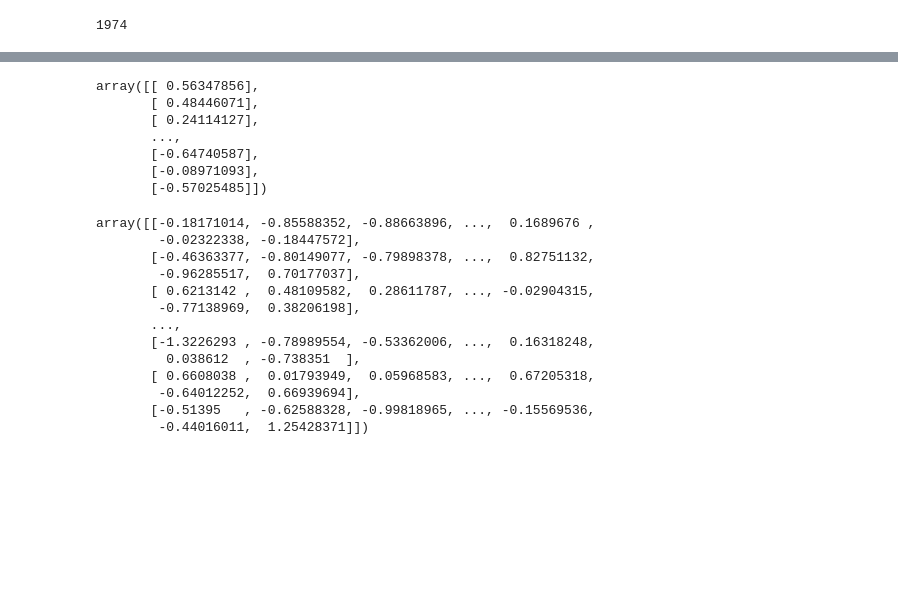
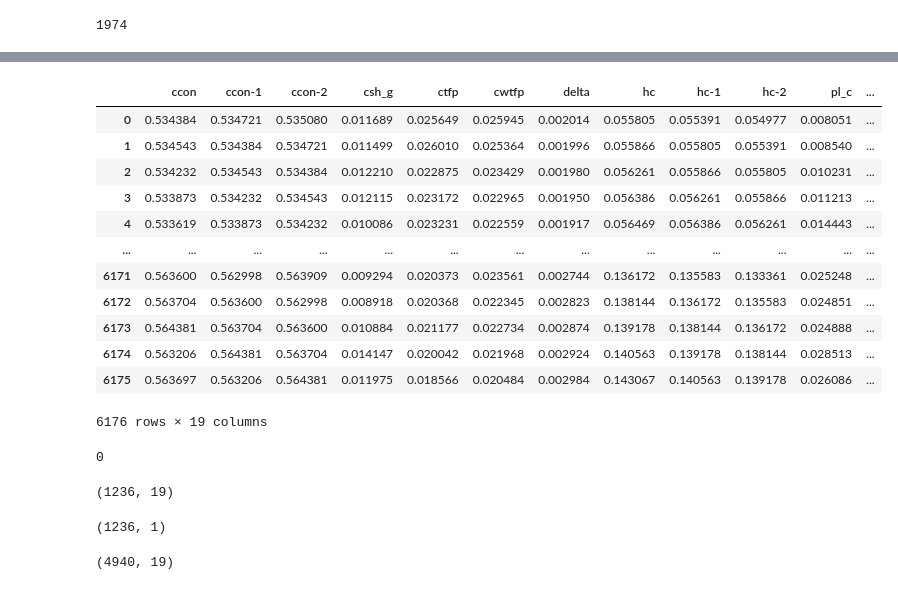
Before and after one commit to RomainClaret/msc.ml.labs, a Jupyter notebook: lab8/lab_08.ipynb, the cells around one changed output, grey strips where cells are left out. Drawn from its saved outputs; the diff is of its cells as text; code cells hidden in the pictures; blank space fills up the shorter version.

```diff
--- a/lab8/lab_08.ipynb
+++ b/lab8/lab_08.ipynb
@@ -346,3 +357,20 @@ TypeError: cannot concatenate object of type '<class 'bool'>'; only Series and D
+# %%
+X = df_normalized_windowed[df_normalized_windowed.columns.difference(targeted_features)]
+X
+# %% [output]
+|  | ccon | ccon-1 | ccon-2 | csh_g | ctfp | cwtfp | delta | hc | hc-1 | hc-2 | pl_c | ... |
+| 0 | 0.534384 | 0.534721 | 0.535080 | 0.011689 | 0.025649 | 0.025945 | 0.002014 | 0.055805 | 0.055391 | 0.054977 | 0.008051 | ... |
+| 1 | 0.534543 | 0.534384 | 0.534721 | 0.011499 | 0.026010 | 0.025364 | 0.001996 | 0.055866 | 0.055805 | 0.055391 | 0.008540 | ... |
+| 2 | 0.534232 | 0.534543 | 0.534384 | 0.012210 | 0.022875 | 0.023429 | 0.001980 | 0.056261 | 0.055866 | 0.055805 | 0.010231 | ... |
+| 3 | 0.533873 | 0.534232 | 0.534543 | 0.012115 | 0.023172 | 0.022965 | 0.001950 | 0.056386 | 0.056261 | 0.055866 | 0.011213 | ... |
+| 4 | 0.533619 | 0.533873 | 0.534232 | 0.010086 | 0.023231 | 0.022559 | 0.001917 | 0.056469 | 0.056386 | 0.056261 | 0.014443 | ... |
+| ... | ... | ... | ... | ... | ... | ... | ... | ... | ... | ... | ... | ... |
+| 6171 | 0.563600 | 0.562998 | 0.563909 | 0.009294 | 0.020373 | 0.023561 | 0.002744 | 0.136172 | 0.135583 | 0.133361 | 0.025248 | ... |
+| 6172 | 0.563704 | 0.563600 | 0.562998 | 0.008918 | 0.020368 | 0.022345 | 0.002823 | 0.138144 | 0.136172 | 0.135583 | 0.024851 | ... |
+| 6173 | 0.564381 | 0.563704 | 0.563600 | 0.010884 | 0.021177 | 0.022734 | 0.002874 | 0.139178 | 0.138144 | 0.136172 | 0.024888 | ... |
+| 6174 | 0.563206 | 0.564381 | 0.563704 | 0.014147 | 0.020042 | 0.021968 | 0.002924 | 0.140563 | 0.139178 | 0.138144 | 0.028513 | ... |
+| 6175 | 0.563697 | 0.563206 | 0.564381 | 0.011975 | 0.018566 | 0.020484 | 0.002984 | 0.143067 | 0.140563 | 0.139178 | 0.026086 | ... |
+6176 rows × 19 columns
 # %%
 from sklearn.neural_network import MLPRegressor
 from sklearn.model_selection import train_test_split
@@ -360,32 +388,22 @@ X_testscaled=sc_X.transform(X_test)
 sc_y = StandardScaler()
 y_trainscaled=sc_y.fit_transform(y_train)
 y_testscaled=sc_y.transform(y_test)
+# %%
+df_normalized_windowed.isnull().sum().sum()
+# %% [output]
+0
+# %%
+X_testscaled.shape
+# %% [output]
+(1236, 19)
 # %%
-y_testscaled
+y_testscaled.shape
 # %% [output]
-array([[ 0.56347856],
-       [ 0.48446071],
-       [ 0.24114127],
-       ...,
-       [-0.64740587],
-       [-0.08971093],
-       [-0.57025485]])
+(1236, 1)
 # %%
-X_trainscaled
+X_trainscaled.shape
 # %% [output]
-array([[-0.18171014, -0.85588352, -0.88663896, ...,  0.1689676 ,
-        -0.02322338, -0.18447572],
-       [-0.46363377, -0.80149077, -0.79898378, ...,  0.82751132,
-        -0.96285517,  0.70177037],
-       [ 0.6213142 ,  0.48109582,  0.28611787, ..., -0.02904315,
-        -0.77138969,  0.38206198],
-       ...,
-       [-1.3226293 , -0.78989554, -0.53362006, ...,  0.16318248,
-         0.038612  , -0.738351  ],
-       [ 0.6608038 ,  0.01793949,  0.05968583, ...,  0.67205318,
-        -0.64012252,  0.66939694],
-       [-0.51395   , -0.62588328, -0.99818965, ..., -0.15569536,
-        -0.44016011,  1.25428371]])
+(4940, 19)
 # %%
 reg = MLPRegressor(hidden_layer_sizes=(18,3,18),activation="relu", alpha=0.01, random_state=1, max_iter=2000).fit(X_trainscaled, y_trainscaled)
 # %%
```
Also changed, not shown: parts of 16 cells of this notebook, 2 other files.
